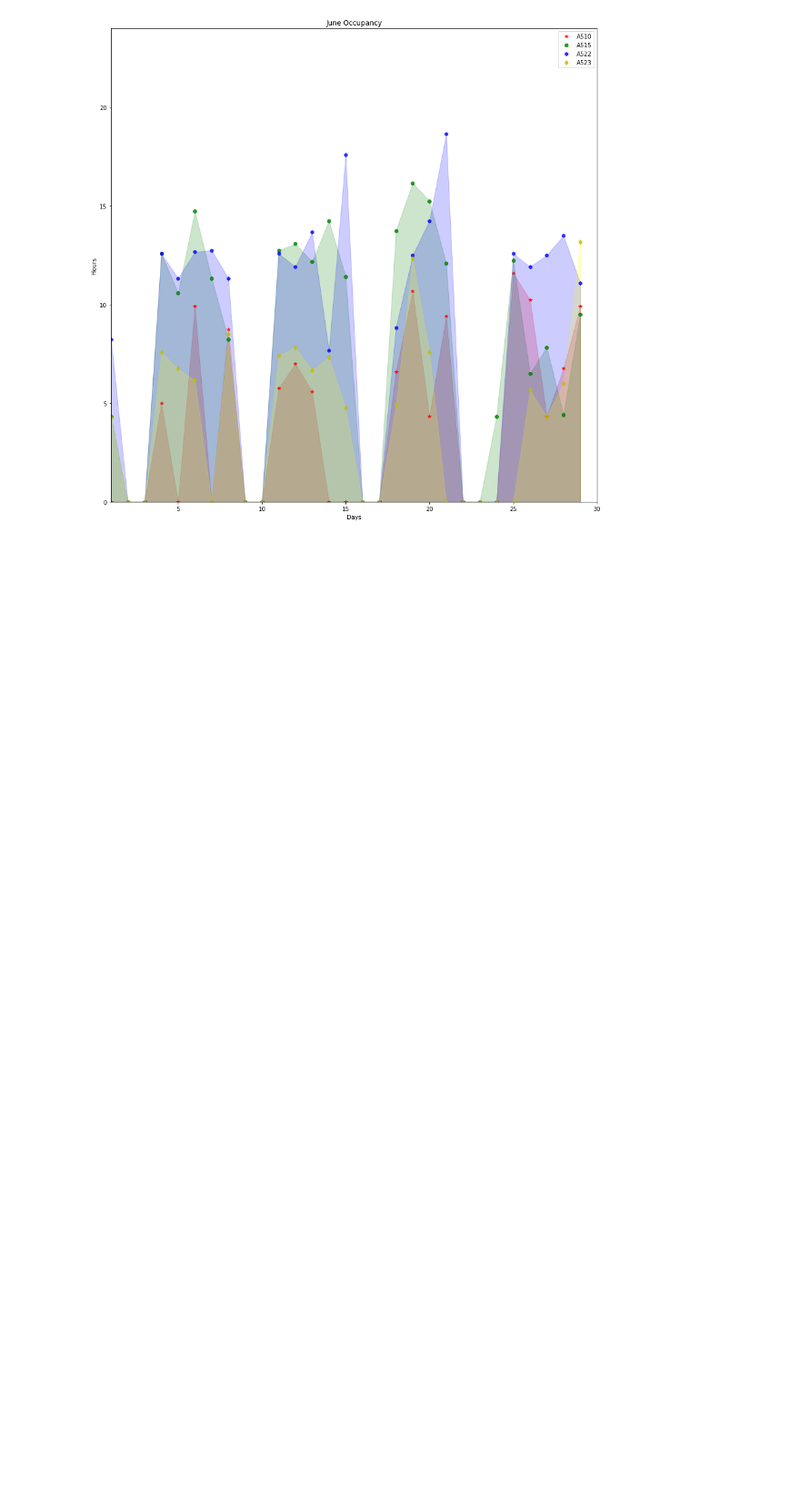
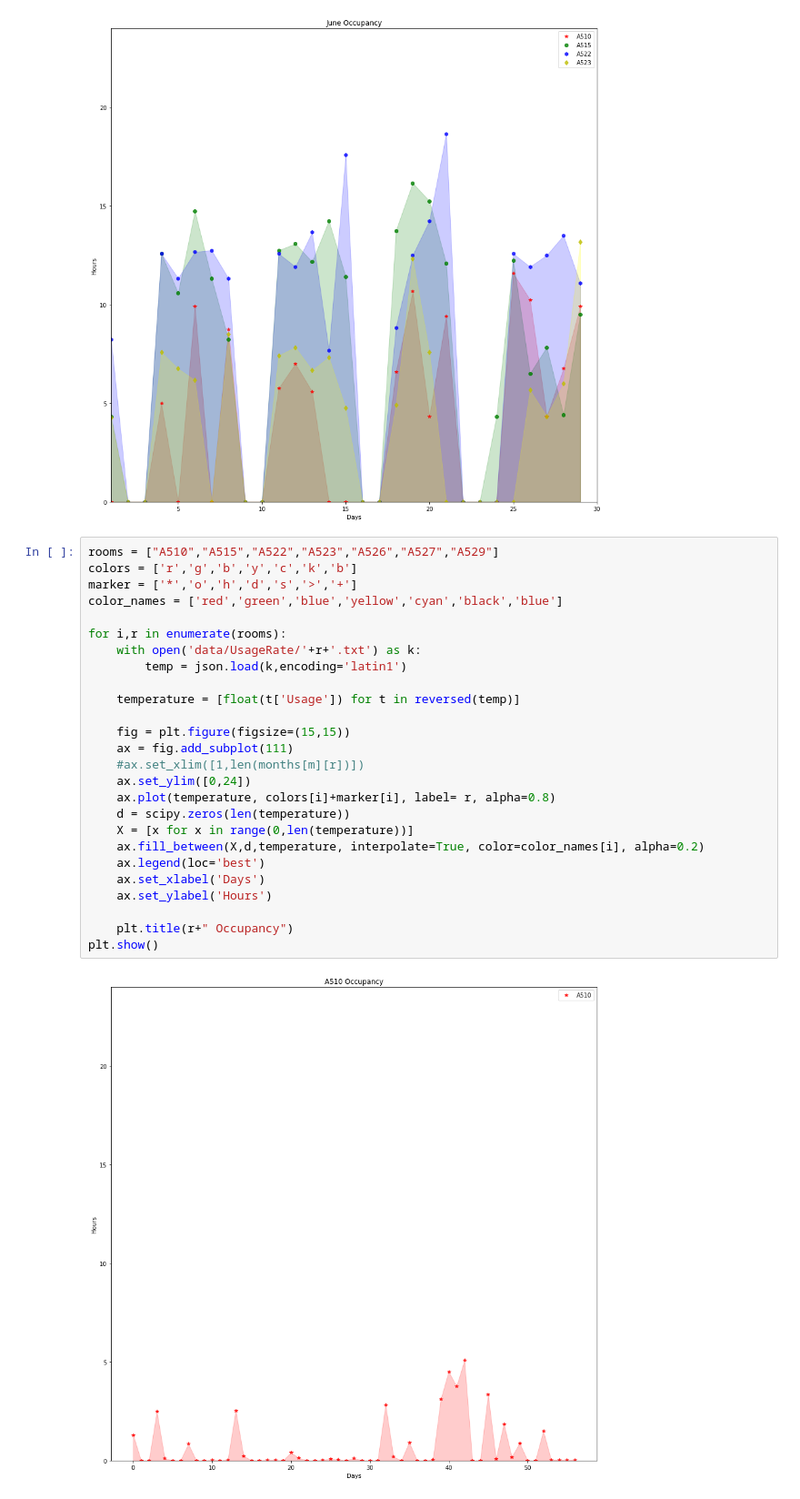
Before and after one commit to T3SC/smart-energy, a Jupyter notebook: occupancy_analysis.ipynb, the cells around one changed output. Shown at 91% size. Drawn from its saved outputs; the diff is of its cells as text; blank space fills up the shorter version.

Commit message:
Helvar Graphs Added

```diff
--- a/occupancy_analysis.ipynb
+++ b/occupancy_analysis.ipynb
@@ -108,3 +108,31 @@ plt.show()
 [figure]
 [figure]
 [figure]
+# %%
+rooms = ["A510","A515","A522","A523","A526","A527","A529"]
+colors = ['r','g','b','y','c','k','b']
+marker = ['*','o','h','d','s','>','+']
+color_names = ['red','green','blue','yellow','cyan','black','blue']
+
+for i,r in enumerate(rooms):
+    with open('data/UsageRate/'+r+'.txt') as k:
+        temp = json.load(k,encoding='latin1')
+
+    temperature = [float(t['Usage']) for t in reversed(temp)]
+
+    fig = plt.figure(figsize=(15,15))
+    ax = fig.add_subplot(111)
+    #ax.set_xlim([1,len(months[m][r])])
+    ax.set_ylim([0,24])
+    ax.plot(temperature, colors[i]+marker[i], label= r, alpha=0.8)
+    d = scipy.zeros(len(temperature))
+    X = [x for x in range(0,len(temperature))]
+    ax.fill_between(X,d,temperature, interpolate=True, color=color_names[i], alpha=0.2)
+    ax.legend(loc='best')
+    ax.set_xlabel('Days')
+    ax.set_ylabel('Hours')
+
+    plt.title(r+" Occupancy")
+plt.show()
+# %% [output]
+[figure, added]
```
Also changed, not shown: parts of 1 cell of this notebook.
